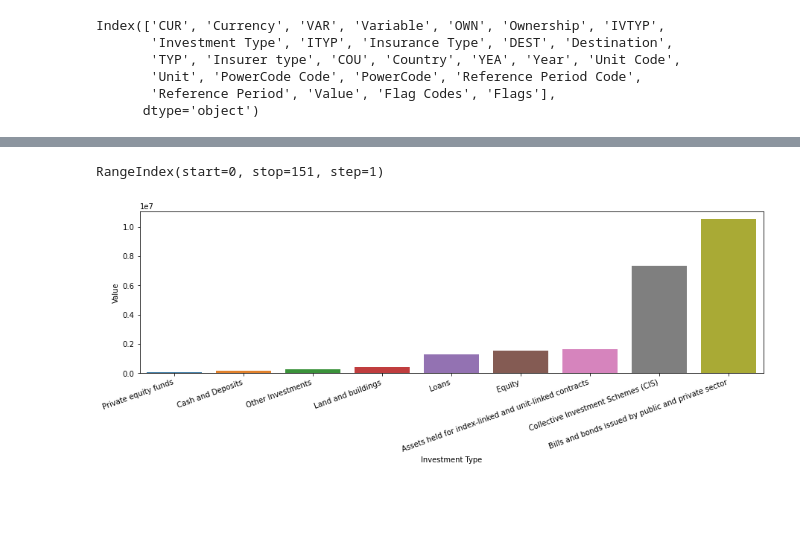
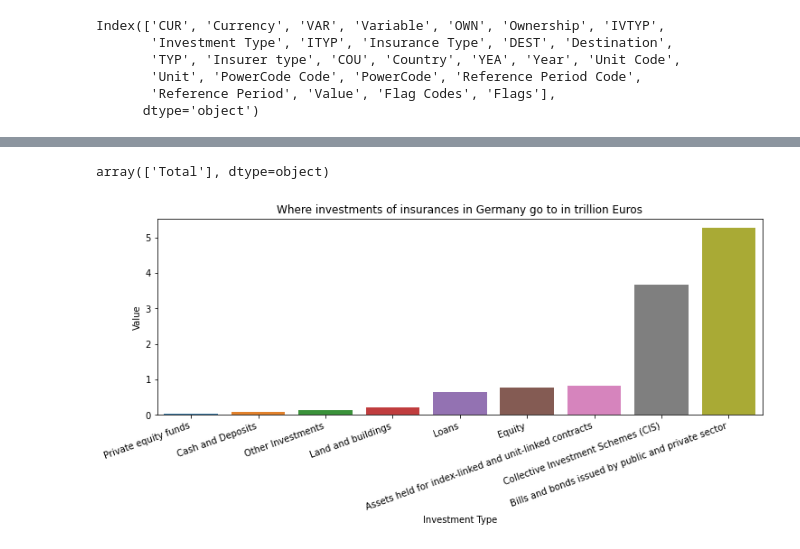
Before and after one commit to looreen/insurances, a Jupyter notebook: insurances.ipynb, the cells around one changed output, grey strips where cells are left out. Saved outputs shown, nothing was run; the diff lists cells and outputs as text; code cells hidden in the pictures; blank space fills up the shorter version.

Commit message:
Add bar plot for insurance types

```diff
--- a/insurances.ipynb
+++ b/insurances.ipynb
@@ -63,2 +82,2 @@ memory usage: 57.0+ MB
 # %%
-grouped_german=insurances[insurances['Country']=='Germany'].groupby(['Year', 'Investment Type'], as_index=False).sum()
+grouped_german=insurances[insurances['Country']=='Germany'].groupby(['Year', 'Investment Type', 'Destination', 'Insurance Type'], as_index=False).sum()
@@ -65,18 +93,25 @@ grouped_german=insurances[insurances['Country']=='Germany'].groupby(['Year', 'In
 # %%
 grouped_german.index
+grouped_german.columns
+grouped_german['Destination'].unique()
 # %% [output]
-RangeIndex(start=0, stop=151, step=1)
+array(['Total'], dtype=object)
 # %%
 investment_year=grouped_german['Year']==2018
 investment_type=grouped_german['Investment Type']!='TOTAL INVESTMENTS'
+destination=grouped_german['Destination']=='Total'
+insurance_type=grouped_german['Insurance Type']=='Total'
 of_which=grouped_german['Investment Type'].str.contains("of which")
-chart_data=grouped_german[investment_year & investment_type & ~of_which]
+total_subset=grouped_german[investment_year & destination & investment_type & ~of_which & insurance_type]
 
-chart_data = chart_data.sort_values(['Value']).reset_index(drop=True)
+chart_data = total_subset.sort_values(['Value']).reset_index(drop=True)
+chart_data['Value']=chart_data['Value'].round(0)/1000000
 
-plt.figure(figsize=(15,4))
+plt.figure(figsize=(12,4))
 ax=sns.barplot(x='Investment Type', y='Value', data=chart_data)
 ax.set_xticklabels(ax.get_xticklabels(), rotation=20, ha="right")
+ax.set_title('Where investments of insurances in Germany go to in trillion Euros')
+plt.ticklabel_format(style='plain', axis='y')
 plt.show()
 # %% [output]
-[figure, old version]
+[figure, new version]
```
Also changed, not shown: parts of 13 cells of this notebook.
